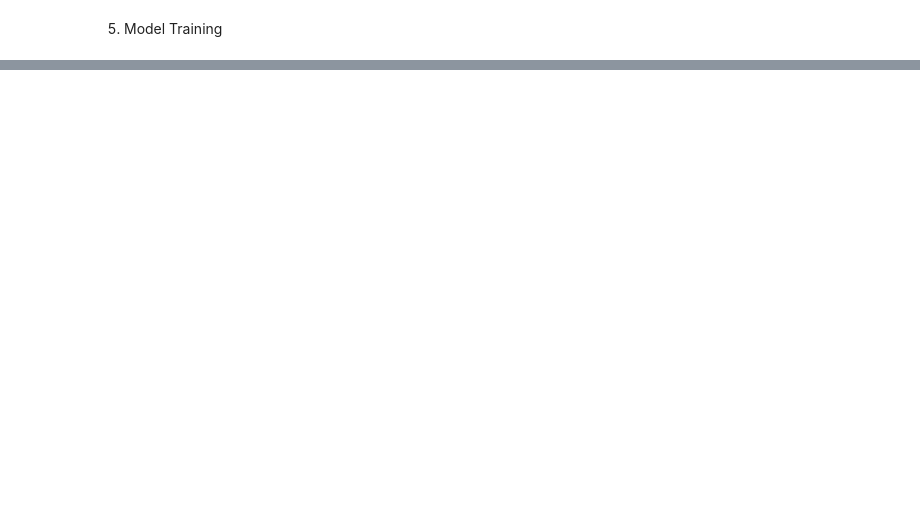
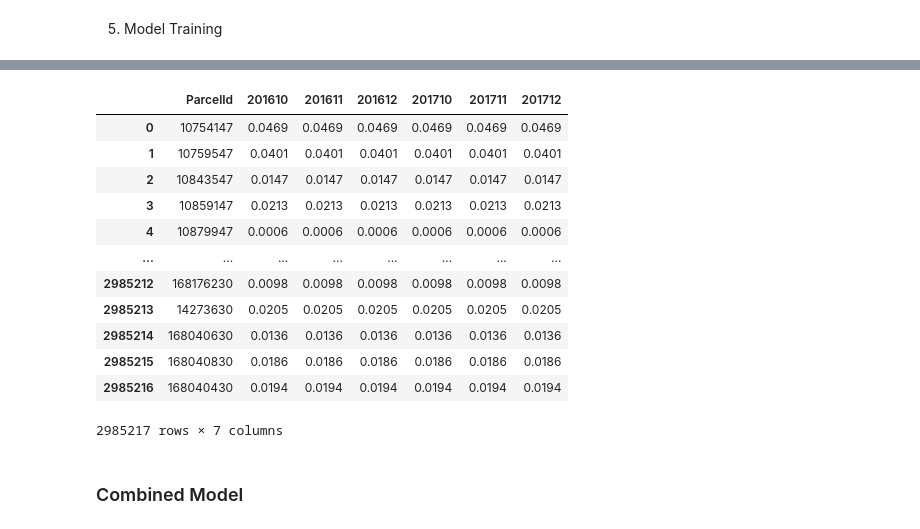
Before and after one commit to Kartikeya2001/CE4041-Machine-Learning, a Jupyter notebook: Chocka/CE4041_MLProject_Chocka.ipynb, the cells around one changed output, grey strips where cells are left out. Cells and saved outputs as stored; diff of their text form; code cells hidden in the pictures; blank space fills up the shorter version.

```diff
--- a/Chocka/CE4041_MLProject_Chocka.ipynb
+++ b/Chocka/CE4041_MLProject_Chocka.ipynb
@@ -367,0 +556,10 @@ X_test
+# %%
+Prediction_Dates = {'201610':'2016-10-01','201611':'2016-11-01','201612':'2016-12-01','201710':'2017-10-01','201711':'2017-11-01','201712':'2017-12-01'}
+lightGBM_model_sample_submission_data = sample_submission_data.copy()
+for key,val in Prediction_Dates.items():
+  print(key,val)
+  test_df = basic_test_df.copy()
+  test_df['transactiondate'] = pd.Timestamp(val)
+  test_df = transform_date(test_df)
+  predictions = lightGBM_model.predict(test_df)
+  lightGBM_model_sample_submission_data[key] = [float(format(x, '.4f')) for x in predictions]
@@ -367,0 +584,16 @@ X_test
+# %%
+lightGBM_model_sample_submission_data
+# %% [output]
+|  | ParcelId | 201610 | 201611 | 201612 | 201710 | 201711 | 201712 |
+| 0 | 10754147 | 0.0469 | 0.0469 | 0.0469 | 0.0469 | 0.0469 | 0.0469 |
+| 1 | 10759547 | 0.0401 | 0.0401 | 0.0401 | 0.0401 | 0.0401 | 0.0401 |
+| 2 | 10843547 | 0.0147 | 0.0147 | 0.0147 | 0.0147 | 0.0147 | 0.0147 |
+| 3 | 10859147 | 0.0213 | 0.0213 | 0.0213 | 0.0213 | 0.0213 | 0.0213 |
+| 4 | 10879947 | 0.0006 | 0.0006 | 0.0006 | 0.0006 | 0.0006 | 0.0006 |
+| ... | ... | ... | ... | ... | ... | ... | ... |
+| 2985212 | 168176230 | 0.0098 | 0.0098 | 0.0098 | 0.0098 | 0.0098 | 0.0098 |
+| 2985213 | 14273630 | 0.0205 | 0.0205 | 0.0205 | 0.0205 | 0.0205 | 0.0205 |
+| 2985214 | 168040630 | 0.0136 | 0.0136 | 0.0136 | 0.0136 | 0.0136 | 0.0136 |
+| 2985215 | 168040830 | 0.0186 | 0.0186 | 0.0186 | 0.0186 | 0.0186 | 0.0186 |
+| 2985216 | 168040430 | 0.0194 | 0.0194 | 0.0194 | 0.0194 | 0.0194 | 0.0194 |
+2985217 rows × 7 columns
@@ -367,0 +603,2 @@ X_test
+# %% [markdown]
+### Combined Model
```
Also changed, not shown: parts of 73 cells of this notebook.
